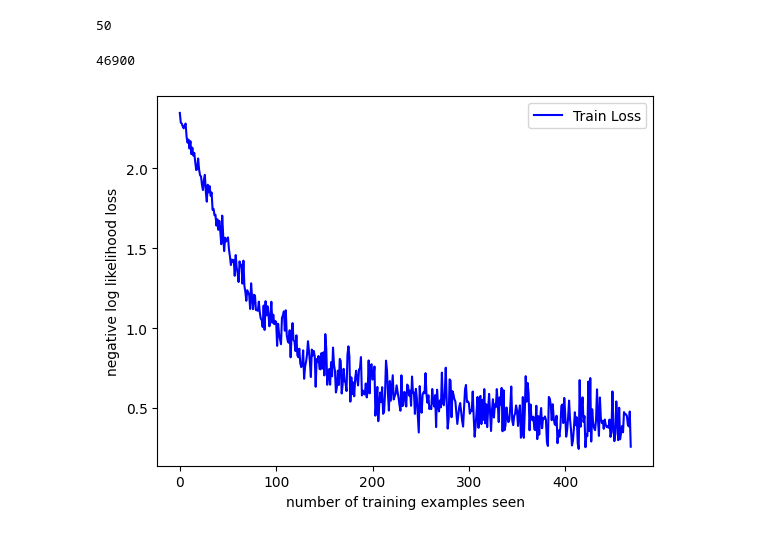
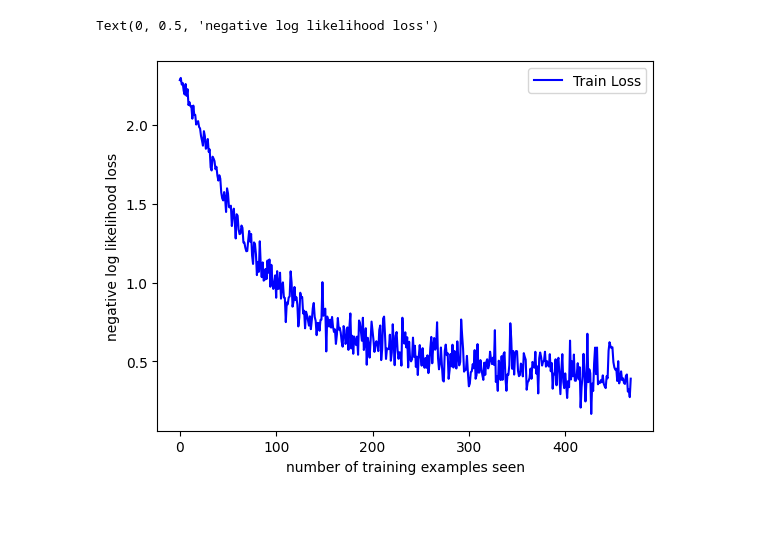
Before and after one commit to SchnilchMitte/KiLaborSS26, a Jupyter notebook: 0_Simple_NN.ipynb, the cells around one changed output. Saved outputs shown, nothing was run; the diff lists cells and outputs as text; code cells hidden in the pictures.

```diff
--- a/0_Simple_NN.ipynb
+++ b/0_Simple_NN.ipynb
@@ -1,18 +1,29 @@
 # %%
-%pip install torch
 import torch
 import torchvision
+
+from torch import cuda
+from torch.nn.functional import nll_loss, log_softmax
+
+from utils.progress import progressbar as pgb
+
+FILES_DIR = './files/'
 
 n_epochs = 50
 batch_size_train = 64
 batch_size_test = 1000
 learning_rate = 0.01
 momentum = 0.5
-log_interval = 10
 
 random_seed = 1
 torch.backends.cudnn.enabled = False
 torch.manual_seed(random_seed)
 
-train_losses = []
+#print(torch.cuda.get_device_name(0))
+device = torch.device("cuda" if cuda.is_available() else "cpu")
+print(f'{torch.__version__=}')
+print(f'{torch.version.cuda=}')
+print(f'{cuda.is_available()=}')
+print(f'{cuda.device_count()=}')
+print(f'{cuda.get_device_name(torch.cuda.current_device())=}')
 # %% [output]
@@ -83,0 +74,17 @@ test_loader = torch.utils.data.DataLoader(
+# %%
+# N is batch size; D_in is input dimension;
+# H is hidden dimension; D_out is output dimension.
+N, D_in, H, D_out = batch_size_train, 784, 100, 10
+
+# Create random Tensors to hold inputs and outputs
+def get_random_batch(size=N, dim_in=D_in, num_classes=D_out):
+    x = torch.randn(size, dim_in)
+    y = torch.randint(0, num_classes, size=(size,))
+    assert len(x) == len(y)
+    return x, y
+
+def dummy_loader(batch_size=N, batch_count=10,  dim_in=D_in, num_classes=D_out):
+    for _ in range(batch_count):
+        yield get_random_batch(size=batch_size, dim_in=dim_in, num_classes=num_classes)
+
+next(enumerate(dummy_loader()))[1][0].shape
@@ -117,4 +119,0 @@ for t in range(n_epochs):
-# %%
-len()
-# %% [output]
-50
@@ -121,14 +123,12 @@ len()
 # %%
 import matplotlib.pyplot as plt
+
 fig = plt.figure()
 epoch_losses = train_losses[::100]
 plt.plot(range(len(epoch_losses)), epoch_losses, color='blue')
 plt.legend(['Train Loss'], loc='upper right')
 plt.xlabel('number of training examples seen')
 plt.ylabel('negative log likelihood loss')
-fig
-
-print(len(train_losses))
 # %% [output]
-46900
+Text(0, 0.5, 'negative log likelihood loss')
-[figure, old version]
+[figure, new version]
```
Also changed, not shown: parts of 7 cells of this notebook, 2 other files.
